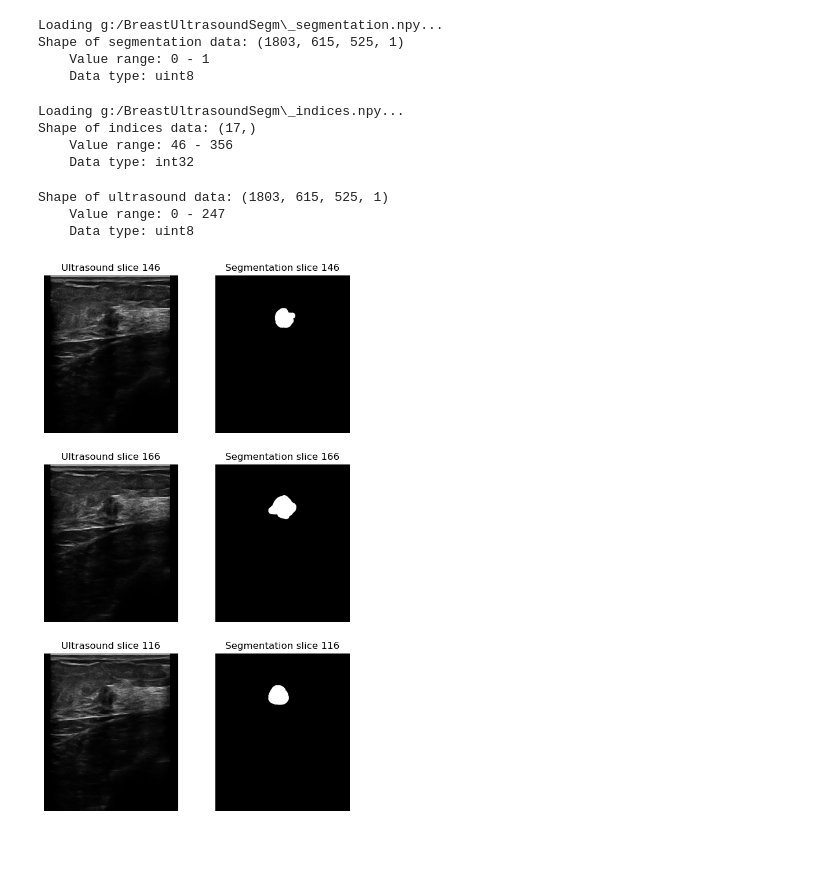
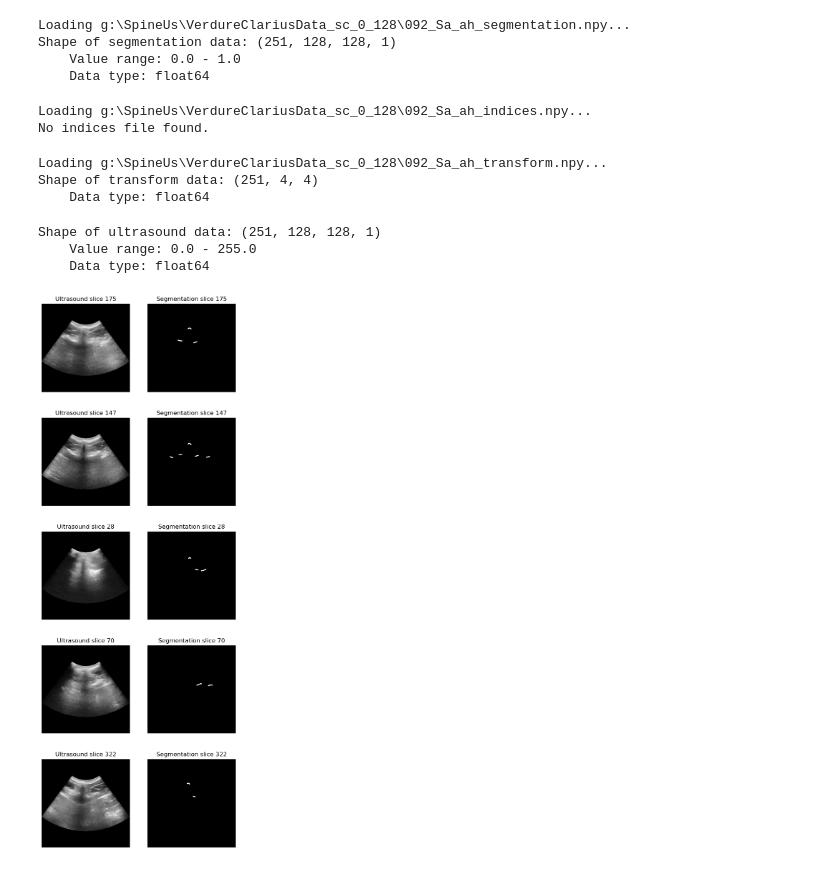
Before and after one commit to SlicerIGT/aigt, a Jupyter notebook: UltrasoundSegmentation/test_datafiles.ipynb, the cells around one changed output. Drawn from its saved outputs; the diff is of its cells as text; code cells hidden in the pictures.

```diff
--- a/UltrasoundSegmentation/test_datafiles.ipynb
+++ b/UltrasoundSegmentation/test_datafiles.ipynb
@@ -1,8 +1,11 @@
 # %%
 import os
 
-data_folder = "g:/BreastUltrasoundSegm"
-segmentation_file_name = "_segmentation.npy"
+# data_folder = r"g:\SpineUs\VerdureClariusData_0_512"
+# segmentation_file_name = "092_Sa_ah_segmentation.npy"
+
+data_folder = r"g:\SpineUs\VerdureClariusData_sc_0_128"
+segmentation_file_name = "092_Sa_ah_segmentation.npy"
 # %%
 import numpy as np
 
@@ -17,27 +20,29 @@ print(f"Shape of segmentation data: {data.shape}")
 print(f"    Value range: {np.min(data)} - {np.max(data)}")
 print(f"    Data type: {data.dtype}")
 # %% [output]
-Loading g:/BreastUltrasoundSegm\_segmentation.npy...
-Shape of segmentation data: (1803, 615, 525, 1)
-    Value range: 0 - 1
-    Data type: uint8
+Loading g:\SpineUs\VerdureClariusData_sc_0_128\092_Sa_ah_segmentation.npy...
+Shape of segmentation data: (251, 128, 128, 1)
+    Value range: 0.0 - 1.0
+    Data type: float64
 # %%
 indices_file_name = segmentation_file_name.replace("_segmentation", "_indices")
 indices_file = os.path.join(data_folder, indices_file_name)
 
 print(f"Loading {indices_file}...")
 
-# Load data file as numpy array
-indices = np.load(indices_file)
+try:
+    # Load data file as numpy array
+    indices = np.load(indices_file)
 
-print(f"Shape of indices data: {indices.shape}")
-print(f"    Value range: {np.min(indices)} - {np.max(indices)}")
-print(f"    Data type: {indices.dtype}")
+    print(f"Shape of indices data: {indices.shape}")
+    print(f"    Value range: {np.min(indices)} - {np.max(indices)}")
+    print(f"    Data type: {indices.dtype}")
+except:
+    print("No indices file found.")
+    indices = None
 # %% [output]
-Loading g:/BreastUltrasoundSegm\_indices.npy...
-Shape of indices data: (17,)
-    Value range: 46 - 356
-    Data type: int32
+Loading g:\SpineUs\VerdureClariusData_sc_0_128\092_Sa_ah_indices.npy...
+No indices file found.
 # %%
 transform_file_name = segmentation_file_name.replace("_segmentation", "_transform")
 transform_file = os.path.join(data_folder, transform_file_name)
@@ -47,6 +52,10 @@ transform = np.load(transform_file)
 
 print(f"Shape of transform data: {transform.shape}")
 print(f"    Data type: {transform.dtype}")
+# %% [output]
+Loading g:\SpineUs\VerdureClariusData_sc_0_128\092_Sa_ah_transform.npy...
+Shape of transform data: (251, 4, 4)
+    Data type: float64
 # %%
 ultrasound_file_name = segmentation_file_name.replace("_segmentation", "_ultrasound")
 ultrasound_file = os.path.join(data_folder, ultrasound_file_name)
@@ -56,43 +65,46 @@ print(f"Shape of ultrasound data: {ultrasound.shape}")
 print(f"    Value range: {np.min(ultrasound)} - {np.max(ultrasound)}")
 print(f"    Data type: {ultrasound.dtype}")
 # %% [output]
-Shape of ultrasound data: (1803, 615, 525, 1)
-    Value range: 0 - 247
-    Data type: uint8
+Shape of ultrasound data: (251, 128, 128, 1)
+    Value range: 0.0 - 255.0
+    Data type: float64
 # %%
-# Show five random slices of ultrasound and segmentation data side by side. Only pick slices whose indices are in the indices file.
+# Show five random slices of ultrasound and segmentation data side by side. Only pick slices whose indices are in the indices file, if there are indices.
 
 import random
 import matplotlib.pyplot as plt
 
-num_random_slices = 3
+num_random_slices = 5
 
-# Pick random slice numbers from the indices
-random_slices = random.sample(list(indices), num_random_slices)
+# Pick random slice numbers from the indices or all the images
+if indices is None:
+    random_slices = random.sample(range(ultrasound.shape[0]), num_random_slices)
+else:
+    random_slices = random.sample(list(indices), num_random_slices)
 
 # Create a figure with num_random_slices rows and 2 columns
 fig, axes = plt.subplots(num_random_slices, 2, figsize=(7, num_random_slices * 4))
 
 # Loop over all slices
 for i, slice_index in enumerate(random_slices):
     # Get the ultrasound and segmentation data for the slice
     ultrasound_slice = ultrasound[slice_index, :, :, 0]
     segmentation_slice = data[slice_index, :, :]
 
     # Plot the ultrasound data
     axes[i, 0].imshow(ultrasound_slice, cmap="gray")
     axes[i, 0].set_title(f"Ultrasound slice {slice_index}")
     axes[i, 0].axis("off")
 
 
     # Plot the segmentation data
     axes[i, 1].imshow(segmentation_slice, cmap="gray")
     axes[i, 1].set_title(f"Segmentation slice {slice_index}")
     axes[i, 1].axis("off")
 
 plt.show()
 # %% [output]
-[figure, old version]
+[figure, new version]
 # %%
 # Show one random slice of ultrasound and segmentation data side by side. Show all channels of ultrasound image as separate images.
 
```
Also changed, not shown: parts of 1 cell of this notebook, 3 other files.
